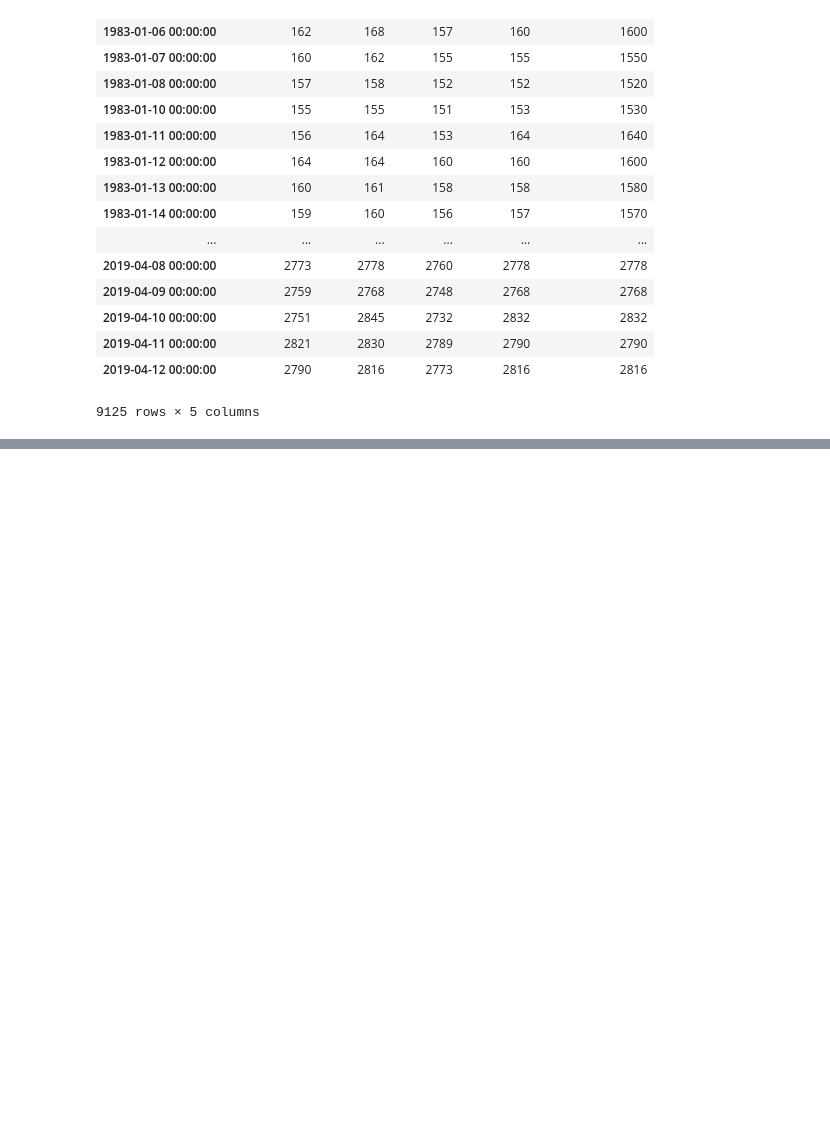
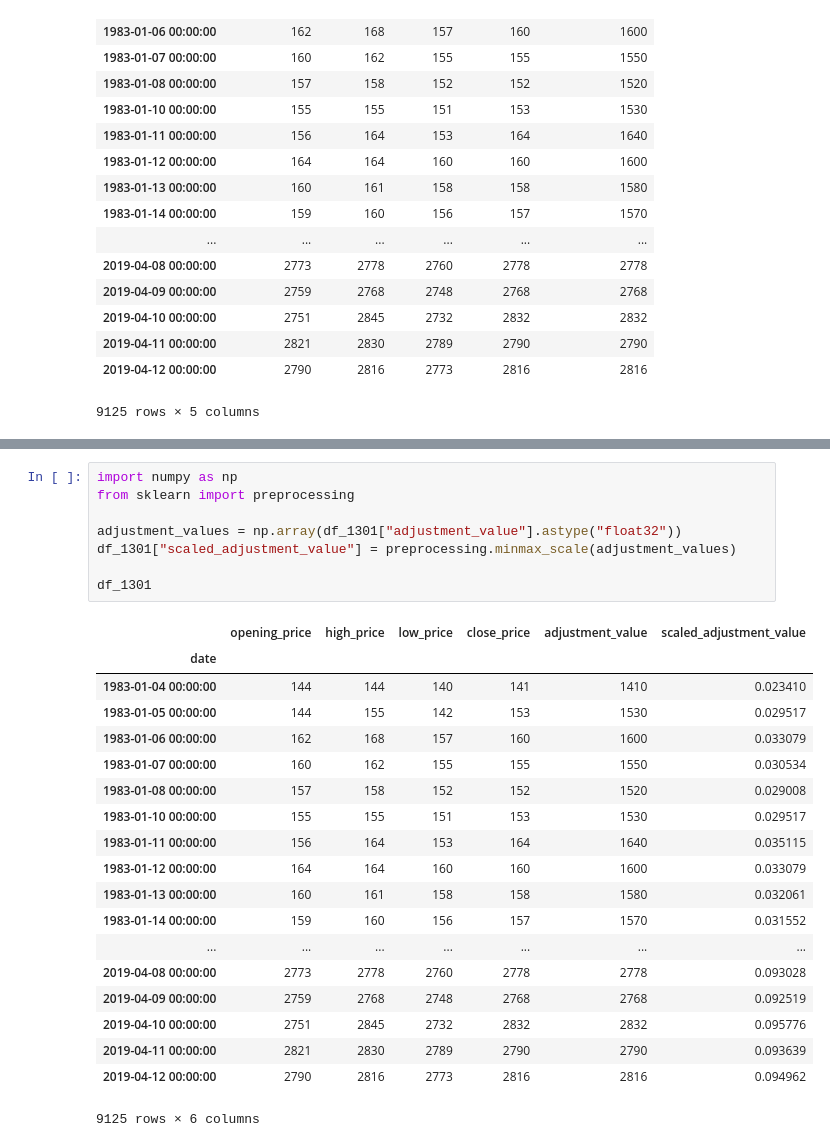
Before and after one commit to u6k/ml-sandbox, a Jupyter notebook: time_series_3.ipynb, the cells around one changed output, grey strips where cells are left out. Cells and saved outputs as stored; diff of their text form; blank space fills up the shorter version.

```diff
--- a/time_series_3.ipynb
+++ b/time_series_3.ipynb
@@ -77,0 +85,28 @@ memory usage: 427.7+ KB
+# %%
+import numpy as np
+from sklearn import preprocessing
+
+adjustment_values = np.array(df_1301["adjustment_value"].astype("float32"))
+df_1301["scaled_adjustment_value"] = preprocessing.minmax_scale(adjustment_values)
+
+df_1301
+# %% [output]
+|  | opening_price | high_price | low_price | close_price | adjustment_value | scaled_adjustment_value |
+| date |  |  |  |  |  |  |
+| 1983-01-04 00:00:00 | 144 | 144 | 140 | 141 | 1410 | 0.023410 |
+| 1983-01-05 00:00:00 | 144 | 155 | 142 | 153 | 1530 | 0.029517 |
+| 1983-01-06 00:00:00 | 162 | 168 | 157 | 160 | 1600 | 0.033079 |
+| 1983-01-07 00:00:00 | 160 | 162 | 155 | 155 | 1550 | 0.030534 |
+| 1983-01-08 00:00:00 | 157 | 158 | 152 | 152 | 1520 | 0.029008 |
+| 1983-01-10 00:00:00 | 155 | 155 | 151 | 153 | 1530 | 0.029517 |
+| 1983-01-11 00:00:00 | 156 | 164 | 153 | 164 | 1640 | 0.035115 |
+| 1983-01-12 00:00:00 | 164 | 164 | 160 | 160 | 1600 | 0.033079 |
+| 1983-01-13 00:00:00 | 160 | 161 | 158 | 158 | 1580 | 0.032061 |
+| 1983-01-14 00:00:00 | 159 | 160 | 156 | 157 | 1570 | 0.031552 |
+| ... | ... | ... | ... | ... | ... | ... |
+| 2019-04-08 00:00:00 | 2773 | 2778 | 2760 | 2778 | 2778 | 0.093028 |
+| 2019-04-09 00:00:00 | 2759 | 2768 | 2748 | 2768 | 2768 | 0.092519 |
+| 2019-04-10 00:00:00 | 2751 | 2845 | 2732 | 2832 | 2832 | 0.095776 |
+| 2019-04-11 00:00:00 | 2821 | 2830 | 2789 | 2790 | 2790 | 0.093639 |
+| 2019-04-12 00:00:00 | 2790 | 2816 | 2773 | 2816 | 2816 | 0.094962 |
+9125 rows × 6 columns
```
Also changed, not shown: parts of 6 cells of this notebook.
